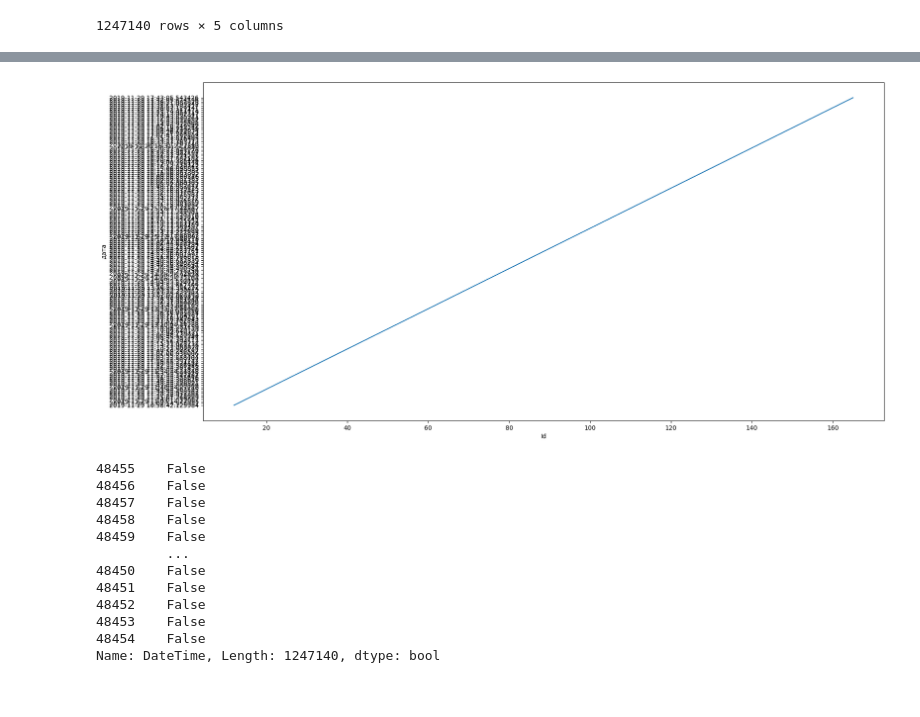
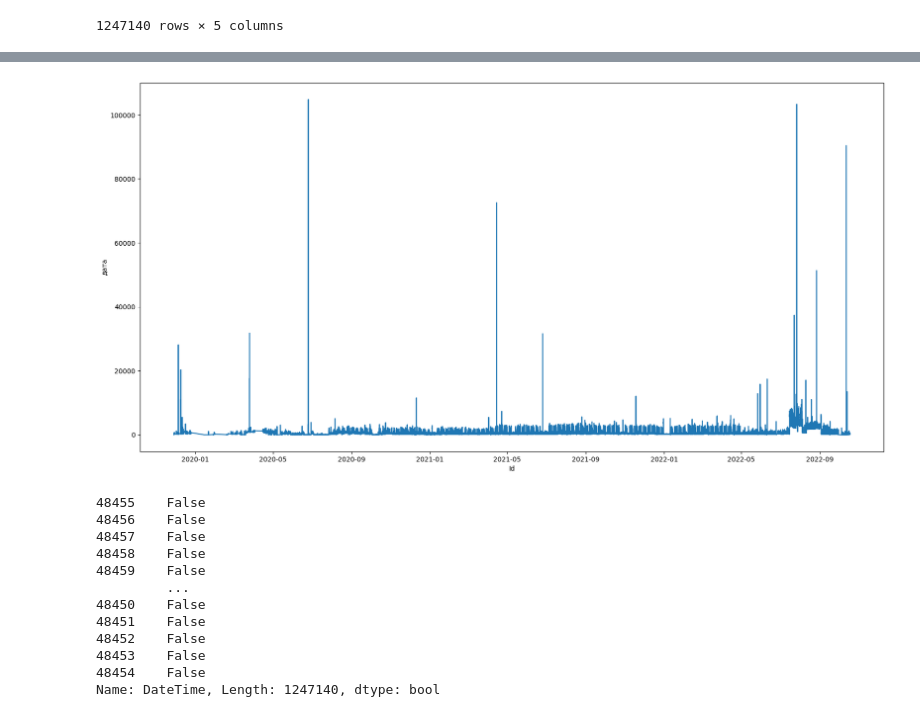
Before and after one commit to IHVH/EventsByTimes, a Jupyter notebook: GlayManNostradamus.ipynb, the cells around one changed output, grey strips where cells are left out. Drawn from its saved outputs; the diff is of its cells as text; code cells hidden in the pictures.

```diff
--- a/GlayManNostradamus.ipynb
+++ b/GlayManNostradamus.ipynb
@@ -33,7 +33,10 @@ pandas.core.frame.DataFrame
 # %%
 #отсортируем строки по полю Id
 data_sorted = data.sort_values(by='Id')
+data_sorted["DateTime"] = pd.to_datetime(data_sorted["DateTime"])
 print(type(data_sorted))
+print(type(data_sorted["DateTime"][1]))
+
 data_sorted
 # %% [output]
 <class 'pandas.core.frame.DataFrame'>
@@ -82,21 +126,21 @@ plt.xlabel('Id')
 plt.show()
 # %%
 #проверим правильность сортировки по ключу Id, построив линейный график за один год
-condition1 = data_sorted['DateTime'] < '2019-11-30'
-condition2 = data_sorted['DateTime'] > '2019-11-29'
+condition1 = data_sorted['DateTime'] < '2019-12-31'
+condition2 = data_sorted['DateTime'] > '2019-11-30'
 short_data_sorted = data_sorted[condition1]
 short_data_sorted = short_data_sorted[condition2]
 short_data_sorted
-x = short_data_sorted['Id']
-y = short_data_sorted['DateTime']
+x = data_sorted['DateTime']
+y = data_sorted['SumEventByTime']
 
 plt.figure(figsize=(20,10))
 plt.plot(x,y)
 plt.ylabel('дата')
 plt.xlabel('Id')
 plt.show()
 # %% [output]
-[figure, old version]
+[figure, new version]
 # %%
 conditionA = data_sorted['Id'].isna()
 conditionB = data_sorted['DateTime'].isna()
```
Also changed, not shown: parts of 5 cells of this notebook.
